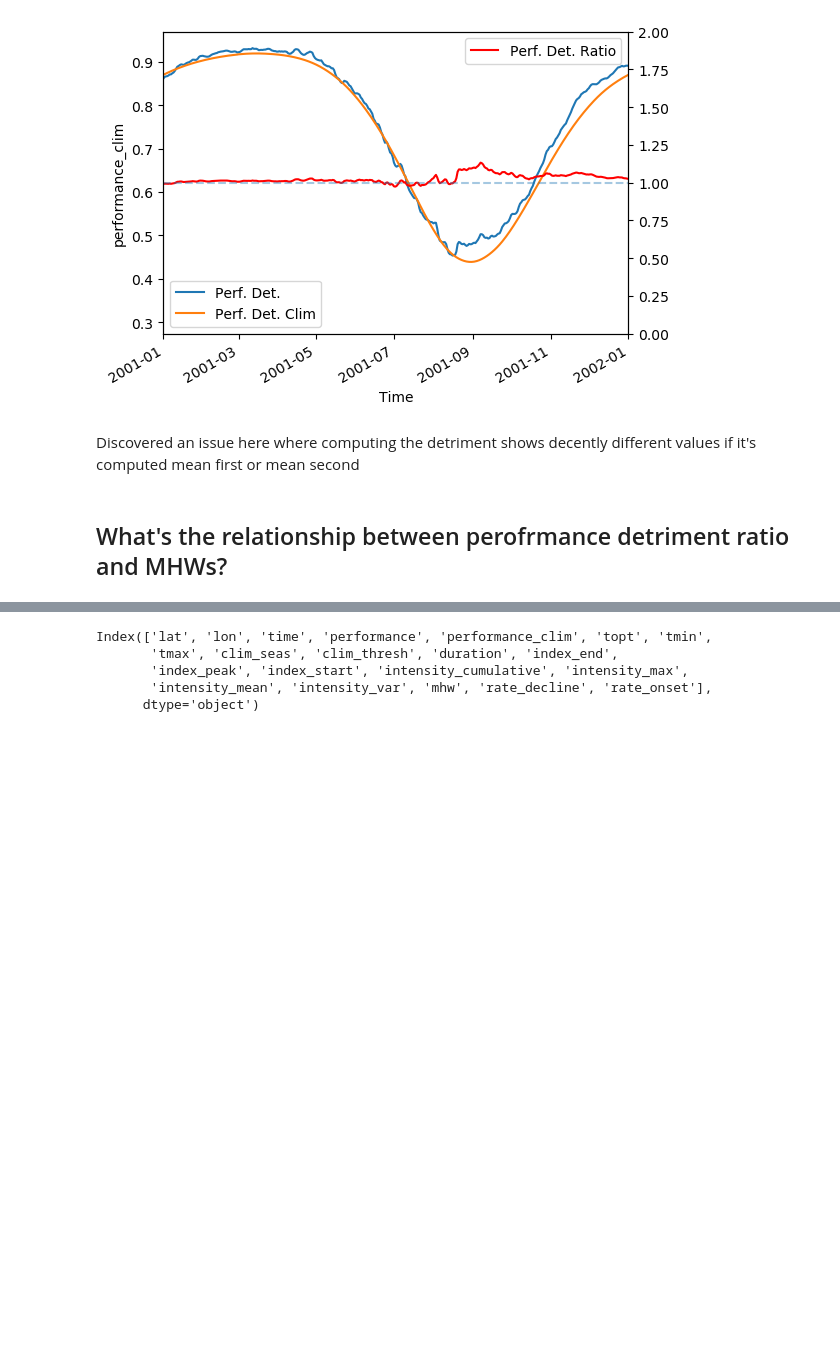
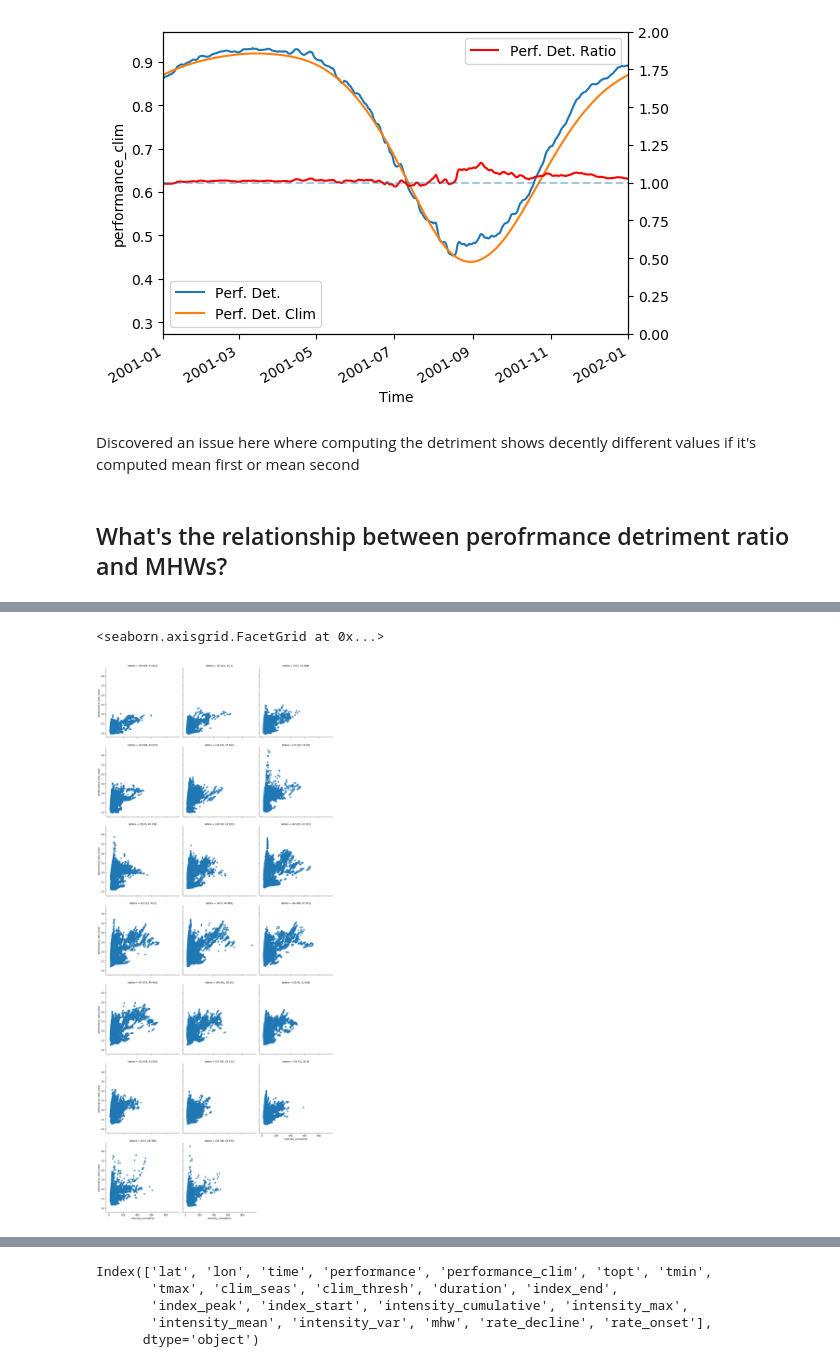
Before and after one commit to HuckleyLab/phyto-mhw, a Jupyter notebook: analysis/TPC_lat_generalization_model_SST.ipynb, the cells around one changed output, grey strips where cells are left out. Saved outputs shown, nothing was run; the diff lists cells and outputs as text; code cells hidden in the pictures; blank space fills up the shorter version.

```diff
--- a/analysis/TPC_lat_generalization_model_SST.ipynb
+++ b/analysis/TPC_lat_generalization_model_SST.ipynb
@@ -327,0 +343,3 @@ pf_df = performance_mhw.to_dataframe().reset_index()
+# %%
+%%time
+a = pf_ddf.groupby(['lat', 'lon', 'mhw']).apply(compute_mhw_performance).compute()
@@ -327,0 +375,5 @@ pf_df = performance_mhw.to_dataframe().reset_index()
+# %%
+sns.lmplot(x = 'intensity_cumulative', y = 'performance_ratio_mean', data = a, col='latbins', col_wrap=3, fit_reg=False)
+# %% [output]
+<seaborn.axisgrid.FacetGrid at 0x...>
+[figure, added]
```
Also changed, not shown: parts of 24 cells of this notebook, 23 other files.
